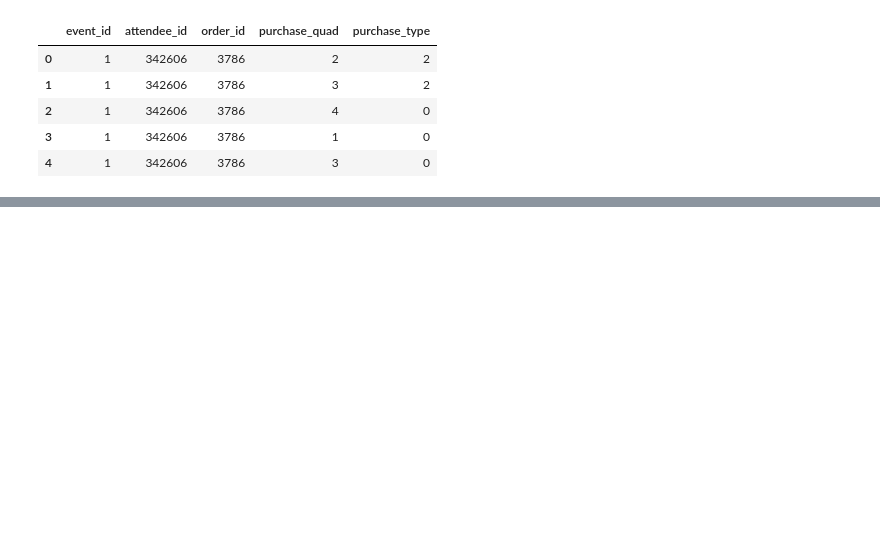
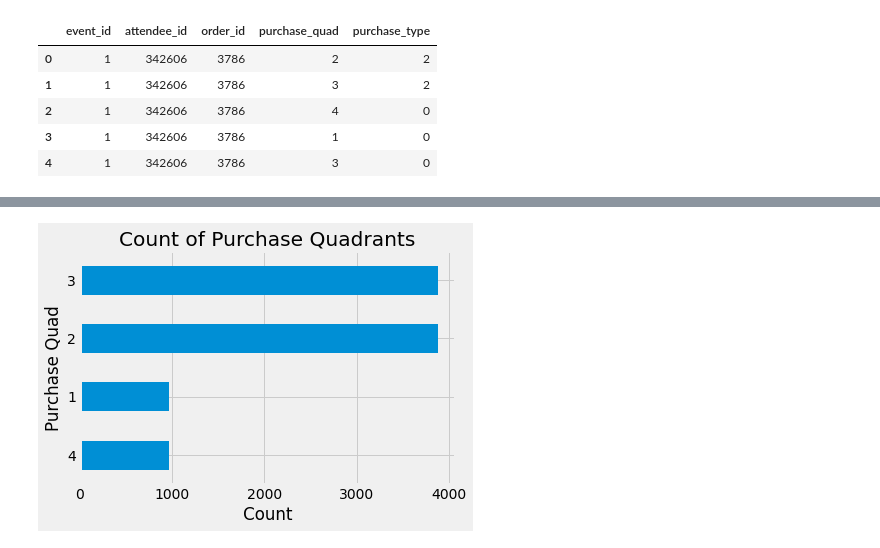
Before and after one commit to yuchild/ue_recommender, a Jupyter notebook: eda.ipynb, the cells around one changed output, grey strips where cells are left out. Saved outputs shown, nothing was run; the diff lists cells and outputs as text; code cells hidden in the pictures; blank space fills up the shorter version.

```diff
--- a/eda.ipynb
+++ b/eda.ipynb
@@ -17,0 +88,14 @@ df.head()
+# %%
+purchase_quad_count = df['purchase_quad'].value_counts().values
+purchase_quad = df['purchase_quad'].value_counts().index
+purchase_quad_df = pd.DataFrame({'Purchase Quad': purchase_quad
+                              , 'Count': purchase_quad_count
+                             })
+purchase_quad_df.set_index('Purchase Quad', inplace = True)
+ax = purchase_quad_df.plot.barh()
+ax.get_legend().remove()
+plt.xlabel('Count')
+plt.title('Count of Purchase Quadrants')
+plt.gca().invert_yaxis();
+# %% [output]
+[figure, added]
```
Also changed, not shown: parts of 7 cells of this notebook.
